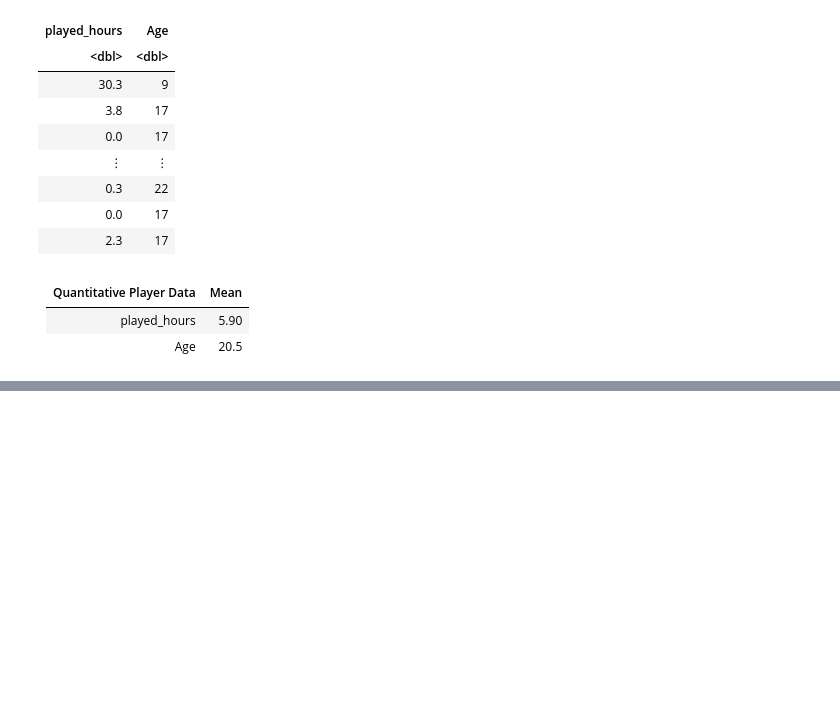
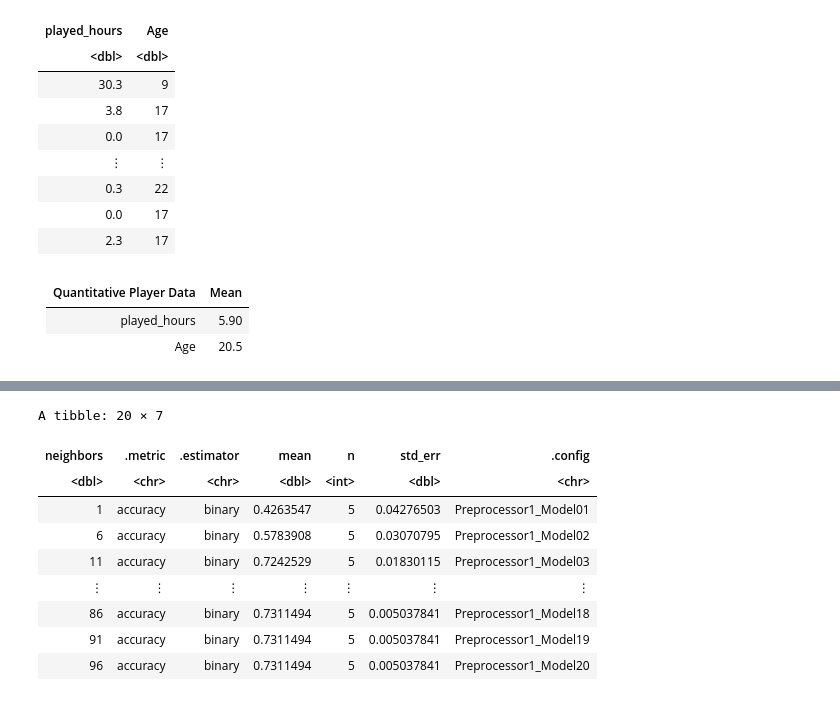
Before and after one commit to tiffyue/dsci_100_project, a Jupyter notebook: final_project/methods.ipynb, the cells around one changed output, grey strips where cells are left out. Cells and saved outputs as stored; diff of their text form; code cells hidden in the pictures; blank space fills up the shorter version.

```diff
--- a/final_project/methods.ipynb
+++ b/final_project/methods.ipynb
@@ -85,3 +69,10 @@ A tibble: 194 × 2
 |--------------|-----
 | played_hours | 5.90
 | Age          | 20.5
+# %%
+# splitting the data into training and test datasets
+# 75% is training data, 25% is test data
+
+players_split <- initial_split(players_data, prop = 0.75, strata = subscribe)
+players_train <- training(players_split)
+players_test <- testing(players_split)
@@ -87,0 +94,42 @@ A tibble: 194 × 2
+# %%
+# we need to standardize and center the quantitative data using a recipe
+players_recipe <- recipe(subscribe ~., data = players_train) |>
+  step_scale(all_predictors()) |>
+  step_center(all_predictors())
+
+# specify the knn classification model with an arbitrary # of neighbors of k = 3
+
+knn_spec <- nearest_neighbor(weight_func = "rectangular", neighbors = tune()) |>
+  set_engine("kknn") |>
+  set_mode("classification")
+
+# create the 5 fold cross validation
+players_vfold <- vfold_cv(players_train, v = 5, strata = subscribe)
+
+# use values from 1 to 100 by 5
+
+k_vals <- tibble(neighbors = seq(from = 1, to = 100, by = 5))
+
+# fit the knn model
+knn_fit <- workflow() |>
+  add_recipe(players_recipe) |>
+  add_model(knn_spec) |>
+  tune_grid(resamples = players_vfold, grid = k_vals) |>
+  collect_metrics()
+
+# indicate the accuracy (mean) and its standard error
+accuracies <- knn_fit |>
+  filter(.metric == "accuracy")
+
+accuracies
+# %% [output]
+A tibble: 20 × 7
+| neighbors | .metric | .estimator | mean | n | std_err | .config |
+| <dbl> | <chr> | <chr> | <dbl> | <int> | <dbl> | <chr> |
+| 1 | accuracy | binary | 0.4263547 | 5 | 0.04276503 | Preprocessor1_Model01 |
+| 6 | accuracy | binary | 0.5783908 | 5 | 0.03070795 | Preprocessor1_Model02 |
+| 11 | accuracy | binary | 0.7242529 | 5 | 0.01830115 | Preprocessor1_Model03 |
+| ⋮ | ⋮ | ⋮ | ⋮ | ⋮ | ⋮ | ⋮ |
+| 86 | accuracy | binary | 0.7311494 | 5 | 0.005037841 | Preprocessor1_Model18 |
+| 91 | accuracy | binary | 0.7311494 | 5 | 0.005037841 | Preprocessor1_Model19 |
+| 96 | accuracy | binary | 0.7311494 | 5 | 0.005037841 | Preprocessor1_Model20 |
```
Also changed, not shown: parts of 13 cells of this notebook.
